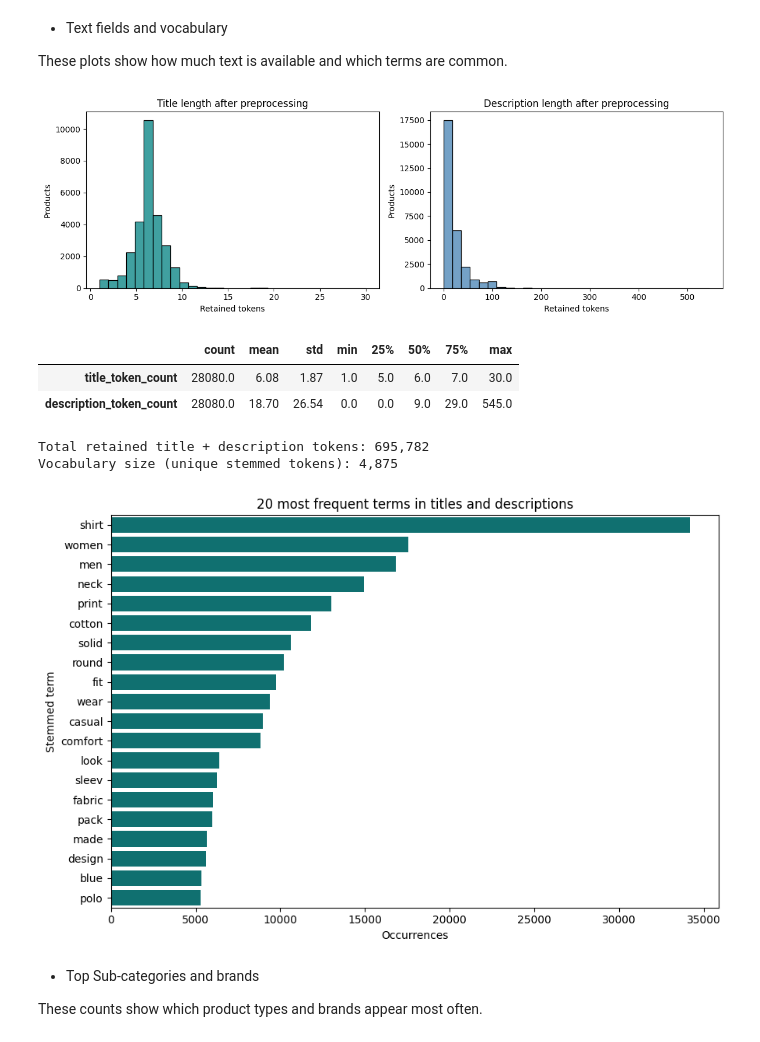
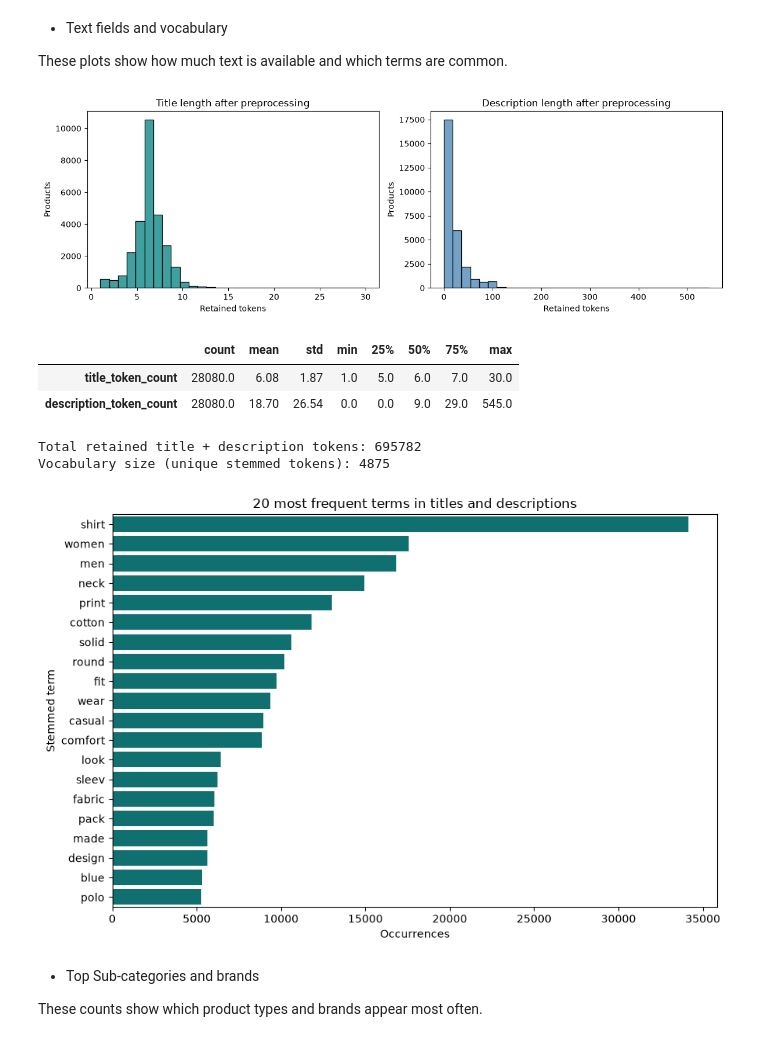
Before and after one commit to alejandrob102005/IRWA_project, a Jupyter notebook: src/eda.ipynb, the cells around one changed output. Drawn from its saved outputs; the diff is of its cells as text; code cells hidden in the pictures.

```diff
--- a/src/eda.ipynb
+++ b/src/eda.ipynb
@@ -55,35 +57,62 @@ memory usage: 4.3+ MB
 
 These plots show how much text is available and which terms are common.
 # %%
-def token_list(value):
-    return value if isinstance(value, list) else []
+# count how many tokens we kept after preprocessing in title and description
+title_counts = []
+desc_counts = []
+for i in range(len(df)):
+    title = df["processed_title"].iloc[i]
+    desc = df["processed_description"].iloc[i]
+    # some rows could be empty or not a list, in that case we count 0
+    if isinstance(title, list):
+        title_counts.append(len(title))
+    else:
+        title_counts.append(0)
+    if isinstance(desc, list):
+        desc_counts.append(len(desc))
+    else:
+        desc_counts.append(0)
 
-df["title_token_count"] = df["processed_title"].map(lambda x: len(token_list(x)))
-df["description_token_count"] = df["processed_description"].map(lambda x: len(token_list(x)))
+df["title_token_count"] = title_counts
+df["description_token_count"] = desc_counts
 
+# histograms of both lengths
 fig, axes = plt.subplots(1, 2, figsize=(12, 4))
 sns.histplot(df["title_token_count"], bins=30, ax=axes[0], color="teal")
-axes[0].set(title="Title length after preprocessing", xlabel="Retained tokens", ylabel="Products")
+axes[0].set_title("Title length after preprocessing")
+axes[0].set_xlabel("Retained tokens")
+axes[0].set_ylabel("Products")
+
 sns.histplot(df["description_token_count"], bins=30, ax=axes[1], color="steelblue")
-axes[1].set(title="Description length after preprocessing", xlabel="Retained tokens", ylabel="Products")
+axes[1].set_title("Description length after preprocessing")
+axes[1].set_xlabel("Retained tokens")
+axes[1].set_ylabel("Products")
 plt.tight_layout()
 plt.show()
 
+# summary statistics
 display(df[["title_token_count", "description_token_count"]].describe().T.round(2))
 # %% [output]
-[figure, old version]
+[figure, new version]
 |  | count | mean | std | min | 25% | 50% | 75% | max |
 | title_token_count | 28080.0 | 6.08 | 1.87 | 1.0 | 5.0 | 6.0 | 7.0 | 30.0 |
 | description_token_count | 28080.0 | 18.70 | 26.54 | 0.0 | 0.0 | 9.0 | 29.0 | 545.0 |
 # %%
-text_tokens = [token for column in ["processed_title", "processed_description"]
-               for value in df[column] for token in token_list(value)]
+#  we put all the tokens of titles and descriptions in a single list
+text_tokens = []
+for column in ["processed_title", "processed_description"]:
+    for value in df[column]:
+        if isinstance(value, list):
+            for token in value:
+                text_tokens.append(token)
+
 term_counts = Counter(text_tokens)
 vocabulary = set(text_tokens)
 
-print(f"Total retained title + description tokens: {len(text_tokens):,}")
-print(f"Vocabulary size (unique stemmed tokens): {len(vocabulary):,}")
+print("Total retained title + description tokens:", len(text_tokens))
+print("Vocabulary size:", len(vocabulary))
 
+# top 20 most frequent terms
 top_terms = pd.DataFrame(term_counts.most_common(20), columns=["Stemmed term", "Occurrences"])
 plt.figure(figsize=(9, 6))
 sns.barplot(data=top_terms, x="Occurrences", y="Stemmed term", color="teal")
@@ -91,8 +120,8 @@ plt.title("20 most frequent terms in titles and descriptions")
 plt.tight_layout()
 plt.show()
 # %% [output]
-Total retained title + description tokens: 695,782
-Vocabulary size (unique stemmed tokens): 4,875
+Total retained title + description tokens: 695782
+Vocabulary size (unique stemmed tokens): 4875
 [figure]
 # %% [markdown]
 * Top Sub-categories and brands
```
Also changed, not shown: parts of 9 cells of this notebook, 1 other file.
